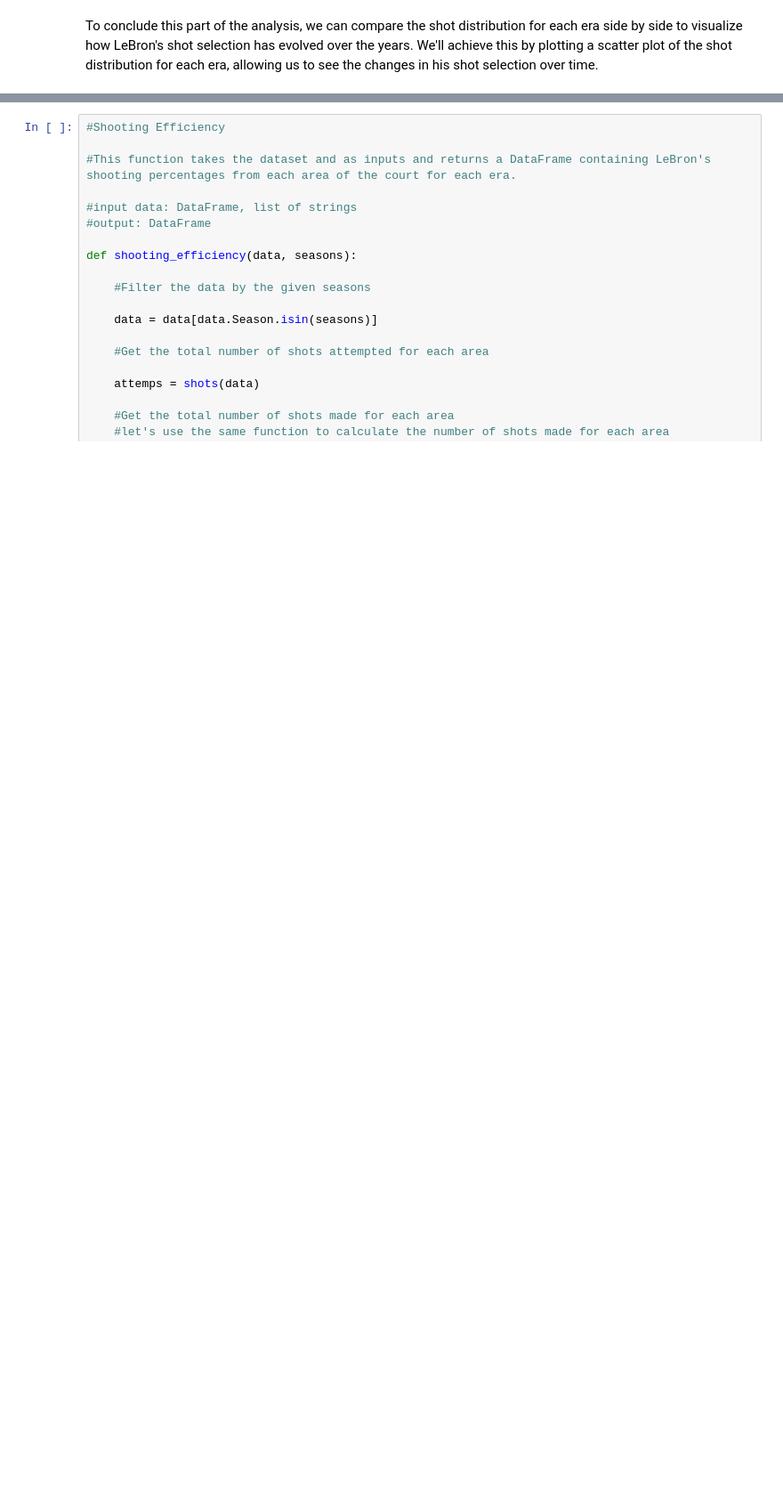
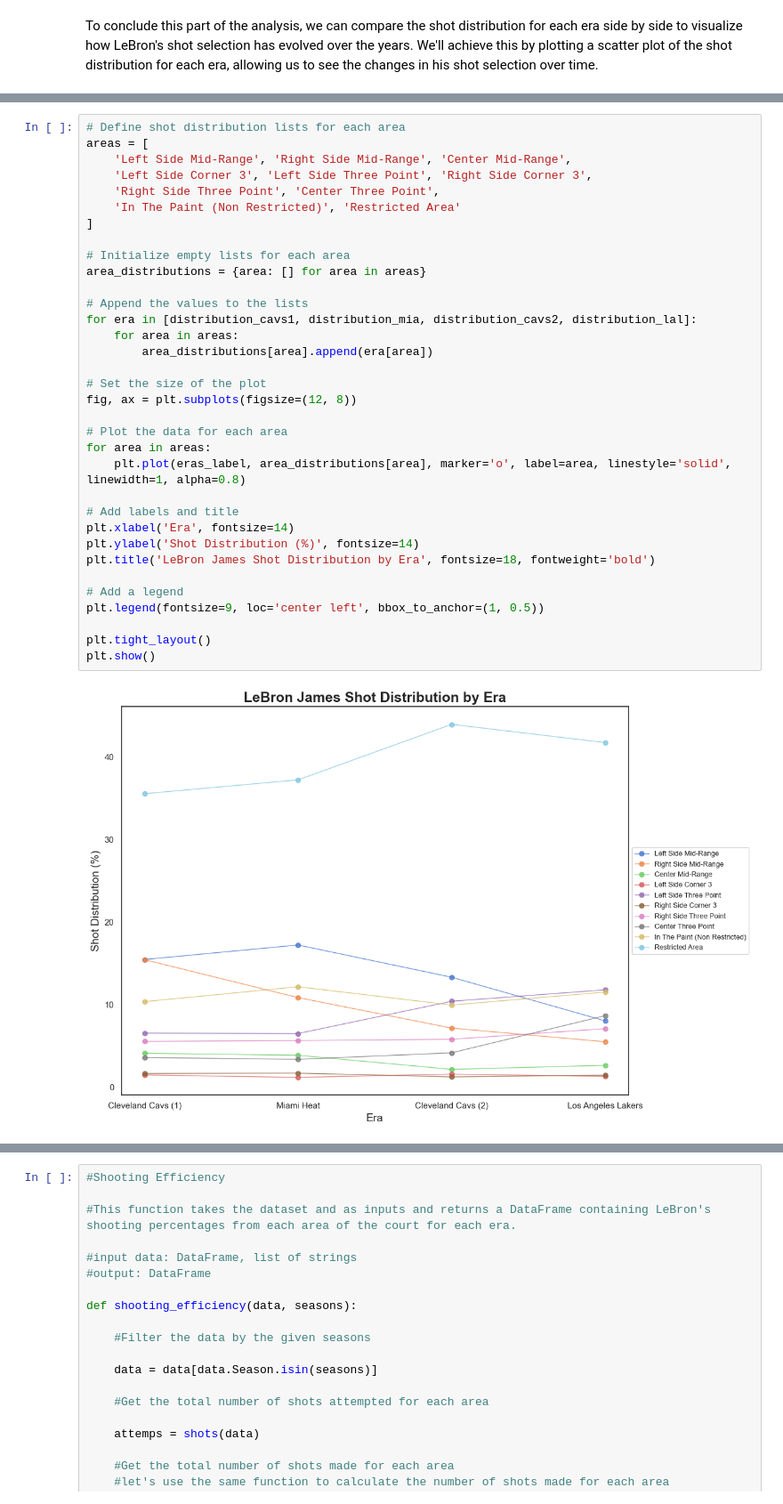
Before and after one commit to francescobortuzzo/DataScienceProject, a Jupyter notebook: creazione_plot/plot.ipynb, the cells around one changed output, grey strips where cells are left out. Shown at 89% size. Saved outputs shown, nothing was run; the diff lists cells and outputs as text; blank space fills up the shorter version.

```diff
--- a/creazione_plot/plot.ipynb
+++ b/creazione_plot/plot.ipynb
@@ -559,3 +421,39 @@ plt.show()
+# %%
+# Define shot distribution lists for each area
+areas = [
+    'Left Side Mid-Range', 'Right Side Mid-Range', 'Center Mid-Range',
+    'Left Side Corner 3', 'Left Side Three Point', 'Right Side Corner 3',
+    'Right Side Three Point', 'Center Three Point',
+    'In The Paint (Non Restricted)', 'Restricted Area'
+]
+
+# Initialize empty lists for each area
+area_distributions = {area: [] for area in areas}
+
+# Append the values to the lists
+for era in [distribution_cavs1, distribution_mia, distribution_cavs2, distribution_lal]:
+    for area in areas:
+        area_distributions[area].append(era[area])
+
+# Set the size of the plot
+fig, ax = plt.subplots(figsize=(12, 8))
+
+# Plot the data for each area
+for area in areas:
+    plt.plot(eras_label, area_distributions[area], marker='o', label=area, linestyle='solid', linewidth=1, alpha=0.8)
+
+# Add labels and title
+plt.xlabel('Era', fontsize=14)
+plt.ylabel('Shot Distribution (%)', fontsize=14)
+plt.title('LeBron James Shot Distribution by Era', fontsize=18, fontweight='bold')
+
+# Add a legend
+plt.legend(fontsize=9, loc='center left', bbox_to_anchor=(1, 0.5))
+
+plt.tight_layout()
+plt.show()
+# %% [output]
+[figure, added]
 # %% [markdown]
 As we can see, LeBron's shot selection has evolved significantly over the years. Early in his career, he relied heavily on mid-range jumpers and shots in the paint, with fewer attempts from beyond the arc. However, as his career progressed, he began to take more three-pointers, leading to a more balanced shot distribution across different areas of the court. While LeBron has always been a dominant force in the paint due to his physical attributes, his improved three-point shooting has made him an even more versatile and dangerous offensive player.
 
```
Also changed, not shown: parts of 46 cells of this notebook, 6 other files.
